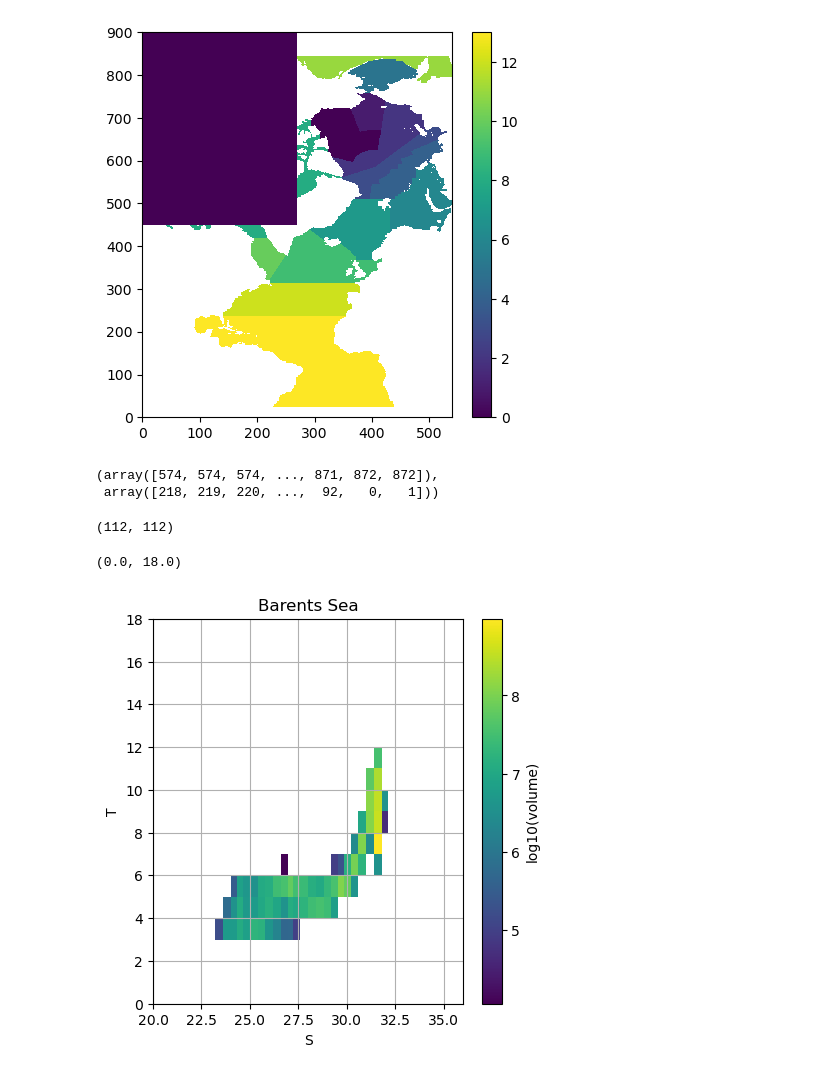
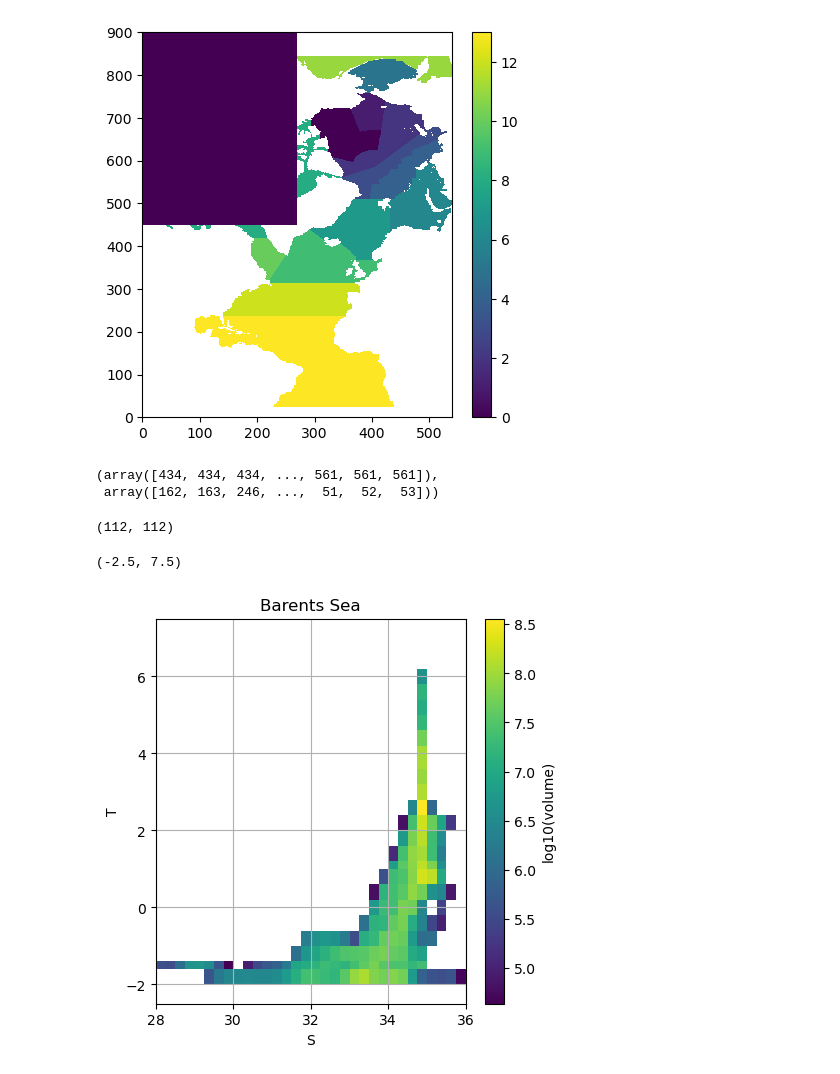
Before and after one commit to margaretmurakami/crios_backups, a Jupyter notebook: ASTE_270/offline_binning/Offline_Binning_TS.ipynb, the cells around one changed output. Cells and saved outputs as stored; diff of their text form; code cells hidden in the pictures.

Commit message:
trying to add volume dist

```diff
--- a/ASTE_270/offline_binning/Offline_Binning_TS.ipynb
+++ b/ASTE_270/offline_binning/Offline_Binning_TS.ipynb
@@ -531,11 +550,11 @@ plt.colorbar(cmap = cmap)
 <matplotlib.colorbar.Colorbar at 0x...>
 [figure]
 # %%
-iBarents = np.where(ds["mskBasin"].values == 0)  # this has been checked to see same values as in lookat_layers
+iBarents = np.where(ds["mskBasin"].values == 6)  # this has been checked to see same values as in lookat_layers
 iBarents
 # %% [output]
-(array([574, 574, 574, ..., 871, 872, 872]),
- array([218, 219, 220, ...,  92,   0,   1]))
+(array([434, 434, 434, ..., 561, 561, 561]),
+ array([162, 163, 246, ...,  51,  52,  53]))
 # %%
 testBarents = np.nansum(ds['volume_mesh'].values[:,:,iBarents[0],iBarents[1]],axis=2)
 # %%
@@ -543,17 +562,4 @@ testBarents.shape
 # %% [output]
 (112, 112)
 # %%
-Tbin,Sbin = np.meshgrid(binsTH_centers,binsSLT_centers)
+Tbin,Sbin = np.meshgrid(binsTH_edges,binsSLT_edges)
-# %%
-plt.figure(figsize = (5,5))
-plt.pcolormesh(Tbin,Sbin,np.log10(testBarents))
-plt.colorbar(label="log10(volume)")
-plt.title("Barents Sea")
-plt.xlabel("S")
-plt.ylabel("T")
-plt.grid()
-plt.xlim(20,36)
-plt.ylim(0,18)
-# %% [output]
-(0.0, 18.0)
-[figure, removed]
@@ -561,0 +566,13 @@ np.nansum(ds['volume_mesh'].values,axis=(2,3)).shape
+# %%
+plt.figure(figsize = (5,5))
+plt.pcolormesh(Sbin,Tbin,np.log10(testBarents))
+plt.colorbar(label="log10(volume)")
+plt.title("Barents Sea")
+plt.xlabel("S")
+plt.ylabel("T")
+plt.grid()
+plt.xlim(28,36)
+plt.ylim(-2.5,7.5)
+# %% [output]
+(-2.5, 7.5)
+[figure, added]
```
Also changed, not shown: parts of 24 cells of this notebook.
